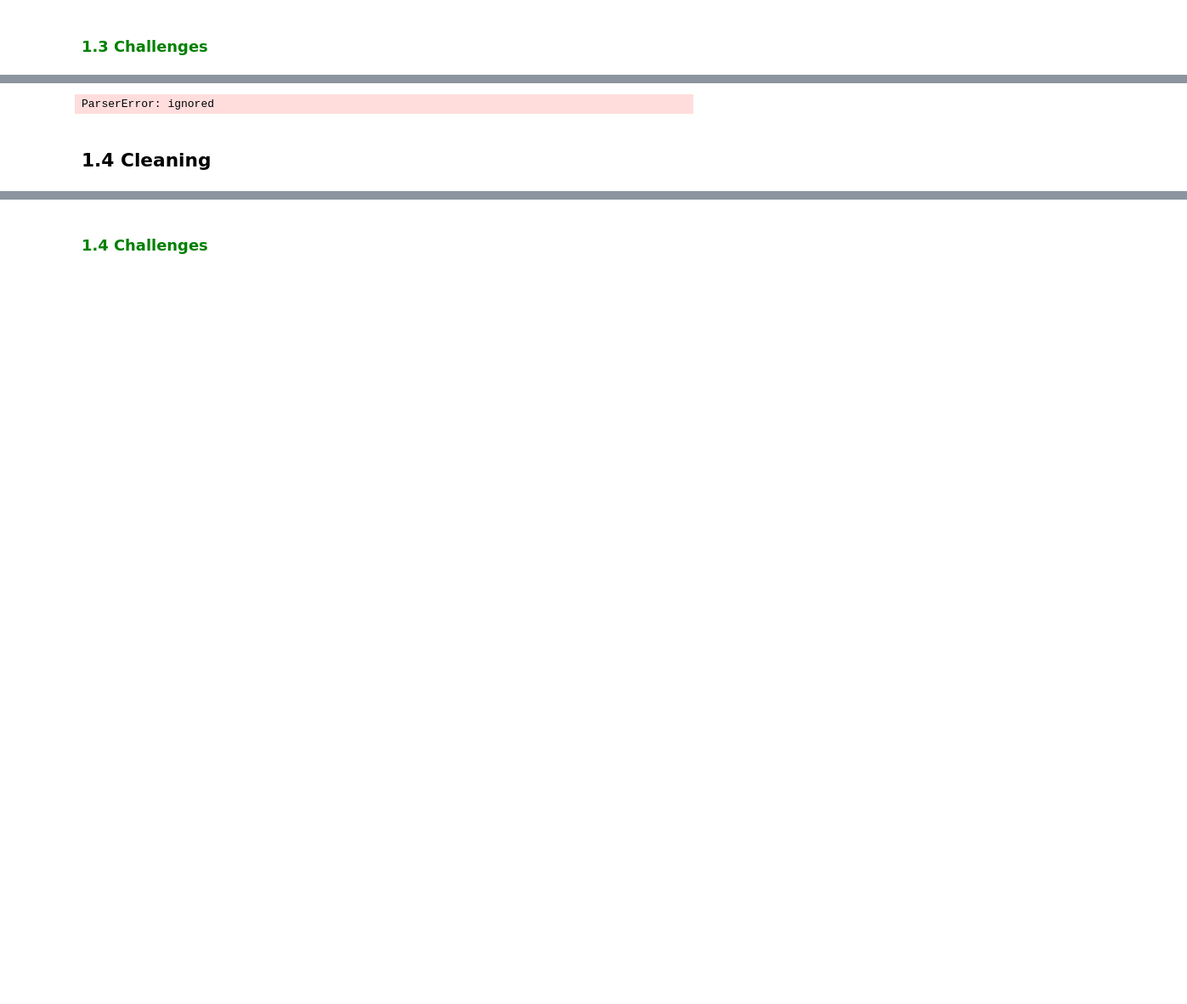
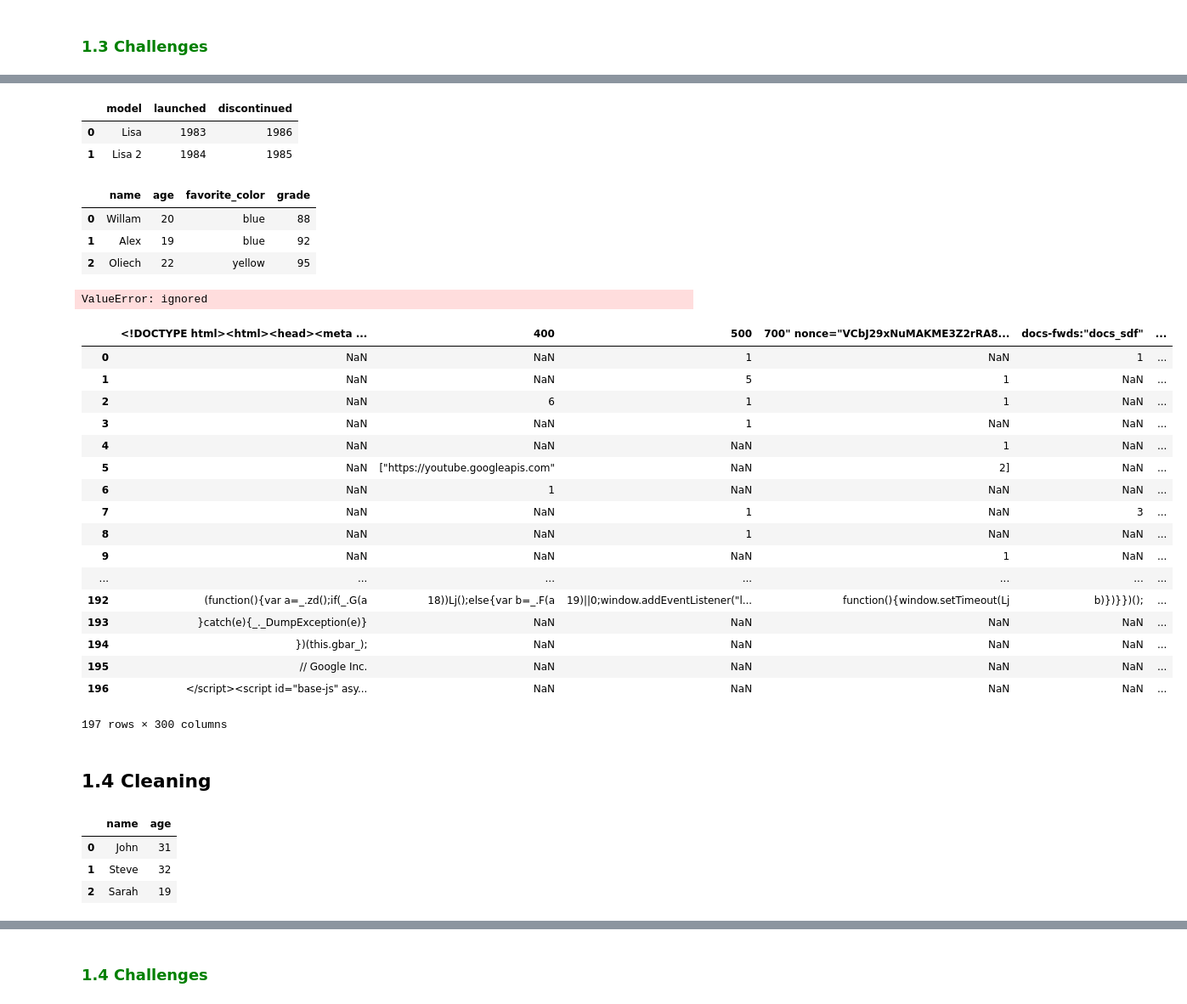
Before and after one commit to kahuroA/NUMPY_PRACTICE, a Jupyter notebook: Copy_of_Pandas_Basics_II.ipynb, the cells around one changed output, grey strips where cells are left out. Shown at 85% size. Drawn from its saved outputs; the diff is of its cells as text; code cells hidden in the pictures; blank space fills up the shorter version.

```diff
--- a/Copy_of_Pandas_Basics_II.ipynb
+++ b/Copy_of_Pandas_Basics_II.ipynb
@@ -549,9 +577,15 @@ data = {'model': ['Lisa', 'Lisa 2', 'Macintosh 128K', 'Macintosh 512K'],
 columns = ['model', 'launched', 'discontinued']
 
 # Get the rows where the column model contains Lisa
-OUR CODE GOES HERE
+df=pd.DataFrame(data, columns=columns)
+#df[df['model'].str.contains('Lisa',case=False)]
 
 # Get the rows where the column model does not contain Macintosh 128K
+df[~df['model'].str.contains('Macintosh',case=False)]
+# %% [output]
+|  | model | launched | discontinued |
+| 0 | Lisa | 1983 | 1986 |
+| 1 | Lisa 2 | 1984 | 1985 |
 # %%
 # Challenge 3
 # Select the rows with the value blue or yellow from the Dataframe below
@@ -561,14 +595,24 @@ data = {'name': ['Willam', 'Alex', 'Oliech', 'Julie'],
 'favorite_color': ['blue', 'blue', 'yellow', "green"],
 'grade': [88, 92, 95, 70]}
 
-OUR CODE GOES HERE
+df=pd.DataFrame(data)
+df[(df['favorite_color']=='blue')|(df['favorite_color']=='yellow')]
+# %% [output]
+|  | name | age | favorite_color | grade |
+| 0 | Willam | 20 | blue | 88 |
+| 1 | Alex | 19 | blue | 92 |
+| 2 | Oliech | 22 | yellow | 95 |
 # %%
 # Challenge 4
 # Using the following dataset, which counties have less than 50,000 households?
 # url = http://bit.ly/KeHouseholds1
 # This dataset shows the distribution of households based on their age group, gender and household head.
 #
-OUR CODE GOES HERE
+url='http://bit.ly/KeHouseholds1'
+df=pd.read_json(url)
+df.head()
+# %% [output]
+ValueError: ignored
 # %%
 # Challenge 5
 # Using the following dataset, Which top 3 municipalities have the highest population?
@@ -583,16 +627,33 @@ OUR CODE GOES HERE
 # %%
 # Challenge 7
 # Using the following dataset, Which quarter experienced the highest no. of visitors after 2007
 # url = http://bit.ly/VisitorsToKenya
 # This dataset comprises of visitor arrivals and departures Between 1991 up to 2014 by the purpose of visiting Kenya
 #
 # OUR CODE GOES HERE
 import pandas as pd
 
-tst  = pd.read_csv("http://bit.ly/VisitorsToKenya", delimiter="\s+", )
-tst.head()
+tst  = pd.read_csv("http://bit.ly/VisitorsToKenya", encoding='UTF-8-sig' )
+tst
 # %% [output]
+|  | <!DOCTYPE html><html><head><meta ... | 400 | 500 | 700" nonce="VCbJ29xNuMAKME3Z2rRA8... | docs-fwds:"docs_sdf" | ... |
+| 0 | NaN | NaN | 1 | NaN | 1 | ... |
+| 1 | NaN | NaN | 5 | 1 | NaN | ... |
+| 2 | NaN | 6 | 1 | 1 | NaN | ... |
+| 3 | NaN | NaN | 1 | NaN | NaN | ... |
+| 4 | NaN | NaN | NaN | 1 | NaN | ... |
+| 5 | NaN | ["https://youtube.googleapis.com" | NaN | 2] | NaN | ... |
+| 6 | NaN | 1 | NaN | NaN | NaN | ... |
+| 7 | NaN | NaN | 1 | NaN | 3 | ... |
+| 8 | NaN | NaN | 1 | NaN | NaN | ... |
+| 9 | NaN | NaN | NaN | 1 | NaN | ... |
+| ... | ... | ... | ... | ... | ... | ... |
+| 192 | (function(){var a=_.zd();if(_.G(a | 18))Lj();else{var b=_.F(a | 19)||0;window.addEventListener("l... | function(){window.setTimeout(Lj | b)})}})(); | ... |
+| 193 | }catch(e){_._DumpException(e)} | NaN | NaN | NaN | NaN | ... |
+| 194 | })(this.gbar_); | NaN | NaN | NaN | NaN | ... |
+| 195 | // Google Inc. | NaN | NaN | NaN | NaN | ... |
+| 196 | </script><script id="base-js" asy... | NaN | NaN | NaN | NaN | ... |
-ParserError: ignored
+197 rows × 300 columns
 # %% [markdown]
 ## 1.4 Cleaning
 # %%
@@ -607,7 +668,12 @@ df
 
 # Assign a new column to df called 'age' with a list of ages
 # Uncomment the line below after running previous lines
-# df.assign(age = [31, 32, 19])
+df.assign(age = [31, 32, 19])
+# %% [output]
+|  | name | age |
+| 0 | John | 31 |
+| 1 | Steve | 32 |
+| 2 | Sarah | 19 |
 # %%
 # Example 2
 # Lowercase column names in Pandas Dataframe
```
Also changed, not shown: parts of 12 cells of this notebook.
